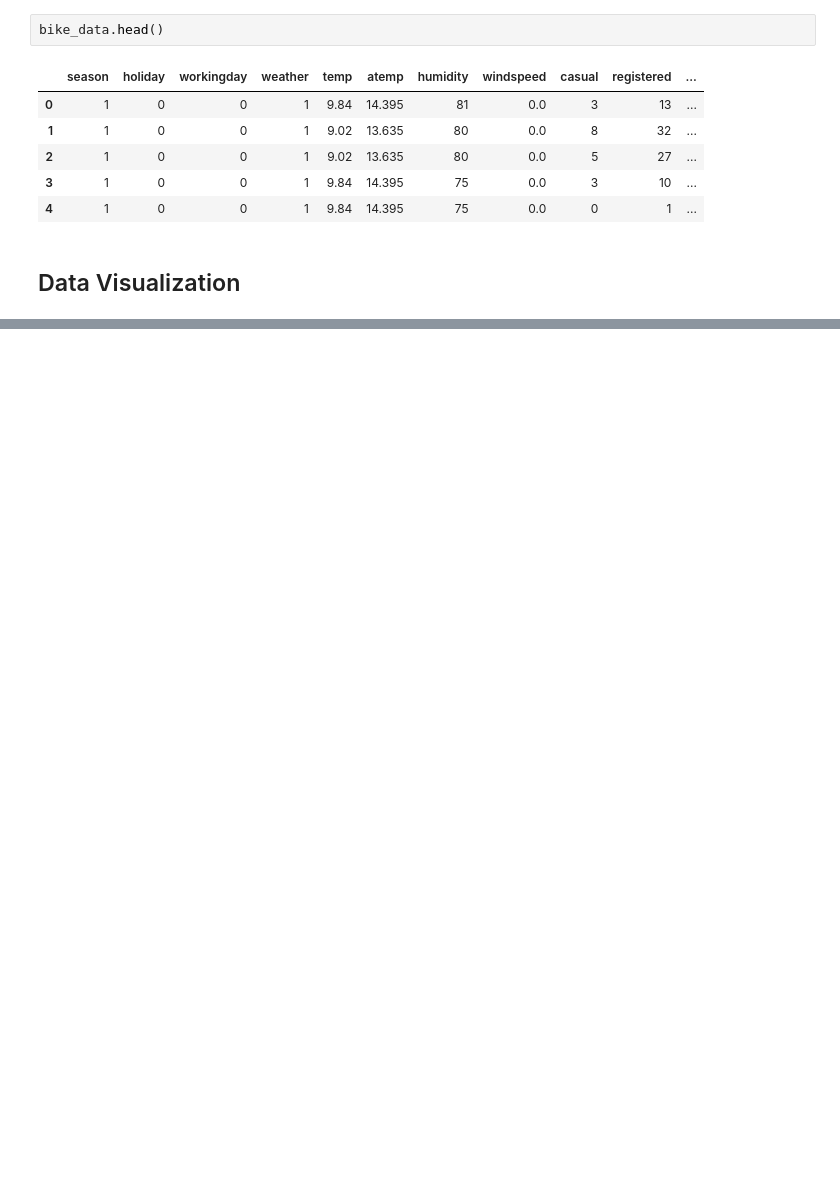
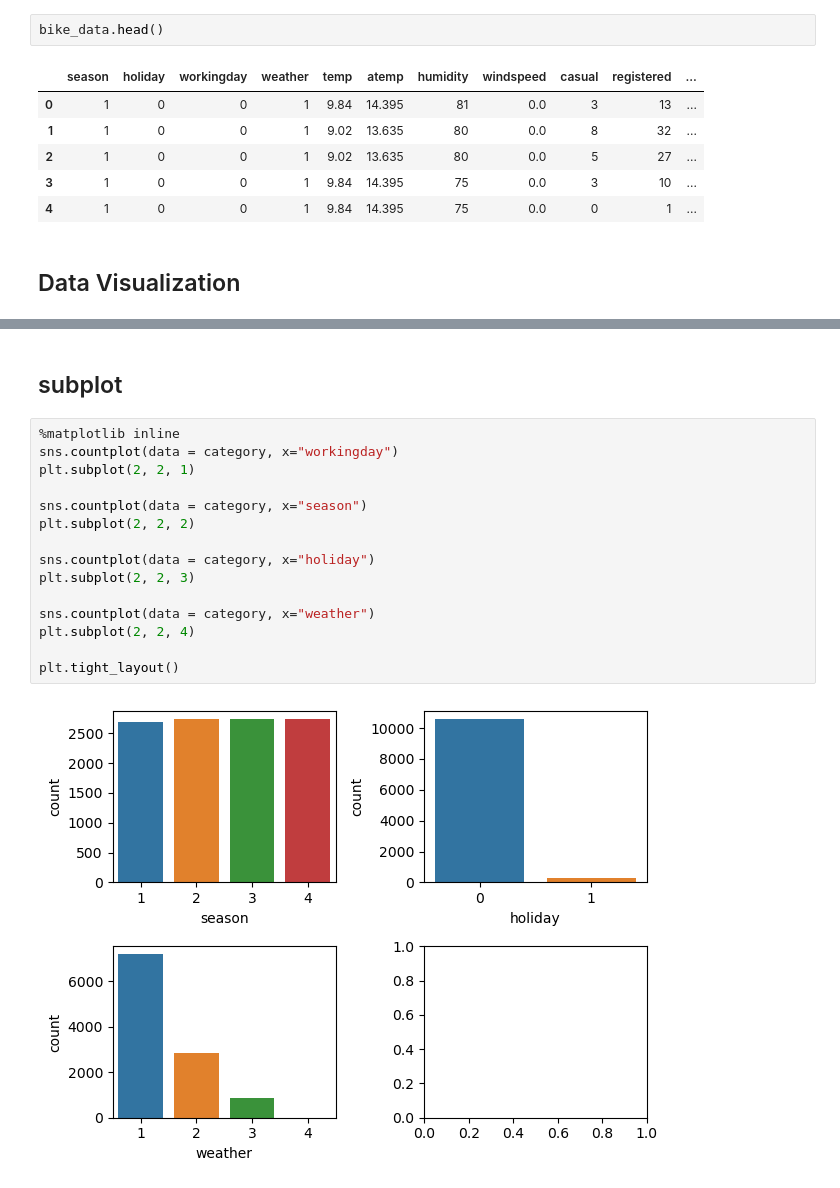
Before and after one commit to Mandarhp77/Cdac_Statistics, a Jupyter notebook: Bike Sharing Demand/Bike_sharing_demand.ipynb, the cells around one changed output, grey strips where cells are left out. Drawn from its saved outputs; the diff is of its cells as text; blank space fills up the shorter version.

```diff
--- a/Bike Sharing Demand/Bike_sharing_demand.ipynb
+++ b/Bike Sharing Demand/Bike_sharing_demand.ipynb
@@ -186,2 +200,21 @@ for column in category:
+# %% [markdown]
+## subplot
+# %%
+%matplotlib inline
+sns.countplot(data = category, x="workingday")
+plt.subplot(2, 2, 1)
+
+sns.countplot(data = category, x="season")
+plt.subplot(2, 2, 2)
+
+sns.countplot(data = category, x="holiday")
+plt.subplot(2, 2, 3)
+
+sns.countplot(data = category, x="weather")
+plt.subplot(2, 2, 4)
+
+plt.tight_layout()
+# %% [output]
+[figure, added]
 # %%
 for column in continuous:
```
Also changed, not shown: parts of 24 cells of this notebook.
